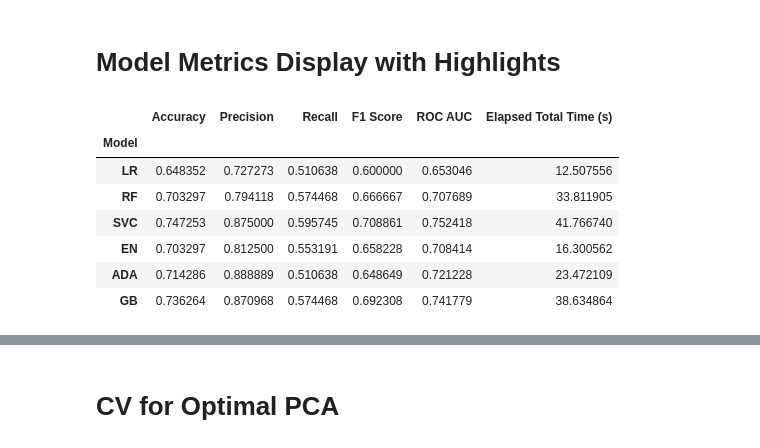
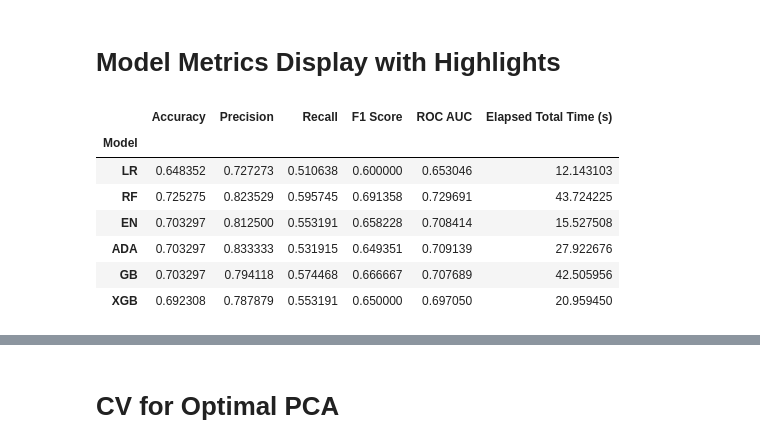
Before and after one commit to DataScientest-Studio/jan24_bds_int_atrial_fibrillation, a Jupyter notebook: notebooks/1B_Modeling_UCI_Bilkent_Dataset.ipynb, the cells around one changed output, grey strips where cells are left out. Drawn from its saved outputs; the diff is of its cells as text; code cells hidden in the pictures.

```diff
--- a/notebooks/1B_Modeling_UCI_Bilkent_Dataset.ipynb
+++ b/notebooks/1B_Modeling_UCI_Bilkent_Dataset.ipynb
@@ -496,7 +661,7 @@ Gradient Boost
 # %%
 print("AdaBoost Classifier")
 # Perform hyperparameter tuning for AdaBoost
-best_params_ada, train_metrics_ada, test_metrics_ada, elapsed_total_ada = uf.perform_randomized_search(clf_ada, param_grid_ada, X_train, y_train, X_test, y_test)
+best_params_ada, train_metrics_ada, test_metrics_ada, elapsed_total_ada = perform_randomized_search(clf_ada, param_grid_ada, X_train, y_train, X_test, y_test)
 
 # Fit the model with the best hyperparameters
 clf_ada_best = AdaBoostClassifier(**best_params_ada)
@@ -523,7 +688,7 @@ with open(model_path, 'wb') as f:
 
 # Displaying the model metrics
 print("Best Parameters:", best_params_ada)
-uf.display_metrics('Ada Boost', train_metrics_ada, test_metrics_ada)
+display_metrics('Ada Boost', train_metrics_ada, test_metrics_ada)
 # %% [output]
 AdaBoost Classifier
 Starting hyperparameter search...
@@ -569,10 +734,13 @@ xgb_results = {
     'test_predictions': test_predictions_xgb
 }
 
+# Save the model
+model_name = 'uci_xgboost_model.pkl'
+model_path = os.path.join(models_folder, model_name)
+with open(model_path, 'wb') as f:
+    pickle.dump(clf_lr_best, f)
+
+
 # Displaying the model metrics
 print("Best Parameters:", best_params_xgb)
 display_metrics('XGBoost', train_metrics_xgb, test_metrics_xgb)
-
-# Plot confusion matrix for training data
-titles = ['XGB Training Data', 'XGB Testing Data']
-plot_confusion_matrices_side_by_side('XGBoost', [(y_train, train_predictions_xgb), (y_test, test_predictions_xgb)], titles)
@@ -580,9 +769,9 @@ plot_confusion_matrices_side_by_side('XGBoost', [(y_train, train_predictions_xgb
 # Model Comparison
 # %%
 # Define model names and their corresponding results
-original_results = [lr_results, rf_results, en_results, ada_results, gb_results]
-models = ['LR', 'RF', 'EN', 'ADA', 'GB', 'XGB']
-results = [lr_results, rf_results, en_results, ada_results, gb_results, xgb_results]
+original_results = [lr_results, rf_results, svc_results, en_results, ada_results, gb_results]
+models = ['LR', 'RF', 'EN', 'SVC', 'ADA', 'GB', 'XGB']
+results = [lr_results, rf_results, svc_results, en_results, ada_results, gb_results, xgb_results]
 # %%
 # Plot each Correlation Matrix
 # Define model names
@@ -592,6 +781,7 @@ model_predictions = {
     'LR': (train_predictions_lr, test_predictions_lr),
     'RF': (train_predictions_rf, test_predictions_rf),
     'EN': (train_predictions_en, test_predictions_en),
+    'SVC': (train_predictions_svc, test_predictions_svc),
     'ADA': (train_predictions_ada, test_predictions_ada),
     'GB': (train_predictions_gb, test_predictions_gb),
     'XGB': (train_predictions_xgb, test_predictions_xgb)
@@ -725,8 +917,8 @@ def highlight_max_min(col):
         return ['background-color: #D3ECA1' if x == col.max() else '' for x in col]
 # %%
 # Define model names and their corresponding results
-models = ['LR', 'RF', 'SVC', 'EN', 'ADA', 'GB']
-original_results = [lr_results, rf_results, svc_results, en_results, ada_results, gb_results]
+models = ['LR', 'RF', 'EN', 'ADA', 'GB', 'XGB']
+original_results = [lr_results, rf_results, en_results, ada_results, gb_results, xgb_results]
 
 # Create a list of dictionaries containing the test scores and elapsed total time for each model
 original_scores = []
@@ -735,39 +927,39 @@ for model_name, result in zip(models, original_results):
         'Model': model_name,
         'Accuracy': result['test_metrics']['accuracy'],
         'Precision': result['test_metrics']['precision'],
         'Recall': result['test_metrics']['recall'],
         'F1 Score': result['test_metrics']['f1'],
         'ROC AUC': result['test_metrics']['roc_auc'],
         'Elapsed Total Time (s)': result['elapsed_total']
     })
 
 # Create a DataFrame from the list of dictionaries
 scores_df = pd.DataFrame(original_scores)
 
 # Set the 'Model' column as the index
 scores_df.set_index('Model', inplace=True)
 
 # Find the maximum value for each train score
 max_accuracy = scores_df['Accuracy'].max()
 max_recall = scores_df['Recall'].max()
 max_precision = scores_df['Precision'].max()
 max_f1 = scores_df['F1 Score'].max()
 max_roc_auc = scores_df['ROC AUC'].max()
 
 # Find the minimum value for elapsed total time
 min_time = scores_df['Elapsed Total Time (s)'].min()
 max_time = scores_df['Elapsed Total Time (s)'].max()
 
 scores_df
 # %% [output]
 |  | Accuracy | Precision | Recall | F1 Score | ROC AUC | Elapsed Total Time (s) |
 | Model |  |  |  |  |  |  |
-| LR | 0.648352 | 0.727273 | 0.510638 | 0.600000 | 0.653046 | 12.507556 |
-| RF | 0.703297 | 0.794118 | 0.574468 | 0.666667 | 0.707689 | 33.811905 |
-| SVC | 0.747253 | 0.875000 | 0.595745 | 0.708861 | 0.752418 | 41.766740 |
-| EN | 0.703297 | 0.812500 | 0.553191 | 0.658228 | 0.708414 | 16.300562 |
-| ADA | 0.714286 | 0.888889 | 0.510638 | 0.648649 | 0.721228 | 23.472109 |
-| GB | 0.736264 | 0.870968 | 0.574468 | 0.692308 | 0.741779 | 38.634864 |
+| LR | 0.648352 | 0.727273 | 0.510638 | 0.600000 | 0.653046 | 12.143103 |
+| RF | 0.725275 | 0.823529 | 0.595745 | 0.691358 | 0.729691 | 43.724225 |
+| EN | 0.703297 | 0.812500 | 0.553191 | 0.658228 | 0.708414 | 15.527508 |
+| ADA | 0.703297 | 0.833333 | 0.531915 | 0.649351 | 0.709139 | 27.922676 |
+| GB | 0.703297 | 0.794118 | 0.574468 | 0.666667 | 0.707689 | 42.505956 |
+| XGB | 0.692308 | 0.787879 | 0.553191 | 0.650000 | 0.697050 | 20.959450 |
 # %%
 # Apply the styling function to highlight the maximum value in each column
 styled_df = scores_df.style.apply(highlight_max_min)
```
Also changed, not shown: parts of 29 cells of this notebook, 32 other files.
